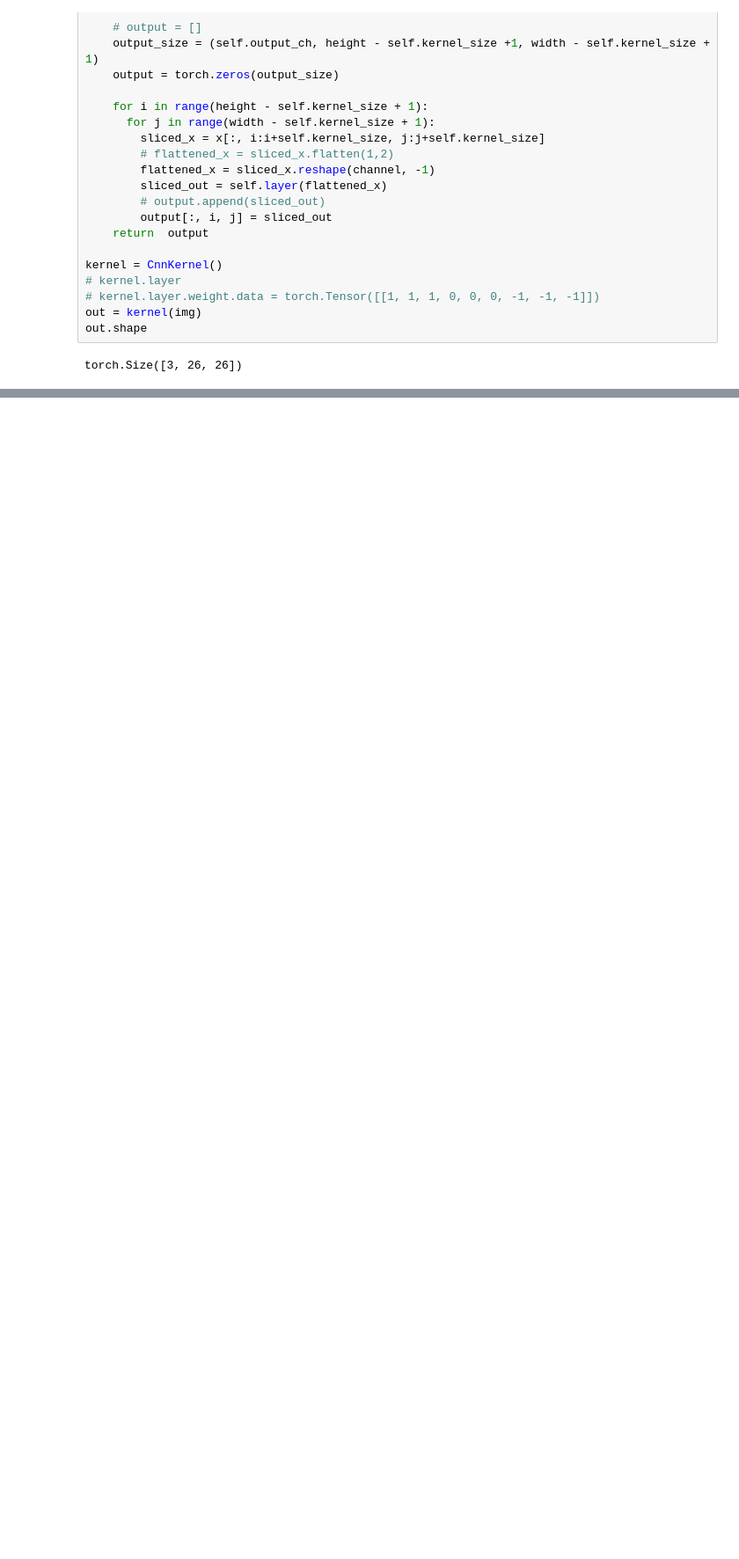
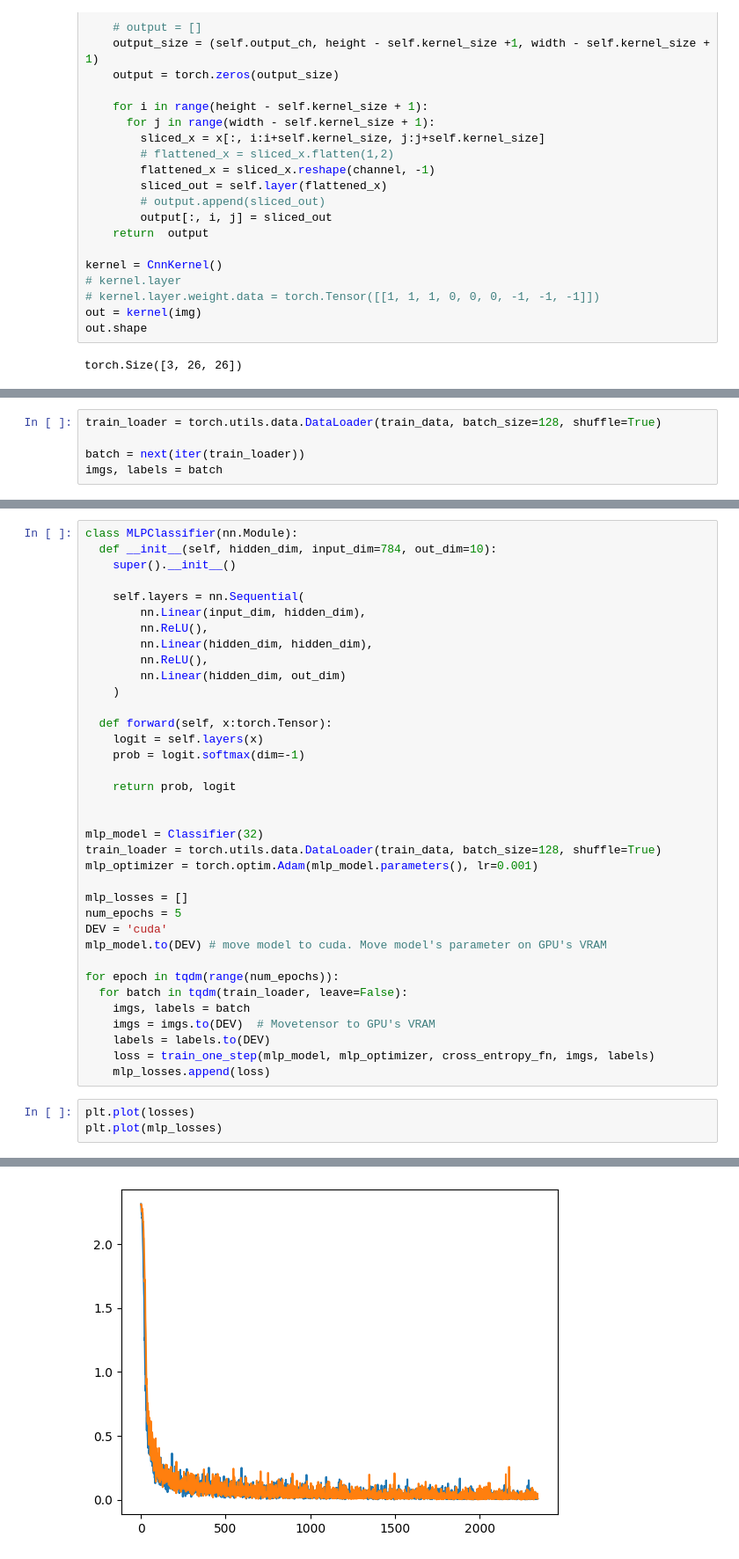
Before and after one commit to jdasam/mas1004, a Jupyter notebook: live_coding/7_cnn.ipynb, the cells around one changed output, grey strips where cells are left out. Shown: that part at 88% size. Saved outputs shown, nothing was run; the diff lists cells and outputs as text; blank space fills up the shorter version.

```diff
--- a/live_coding/7_cnn.ipynb
+++ b/live_coding/7_cnn.ipynb
@@ -129,0 +206,5 @@ plt.imshow(out[2].detach())
+# %%
+train_loader = torch.utils.data.DataLoader(train_data, batch_size=128, shuffle=True)
+
+batch = next(iter(train_loader))
+imgs, labels = batch
@@ -129,0 +255,40 @@ plt.imshow(out[2].detach())
+# %%
+class MLPClassifier(nn.Module):
+  def __init__(self, hidden_dim, input_dim=784, out_dim=10):
+    super().__init__()
+
+    self.layers = nn.Sequential(
+        nn.Linear(input_dim, hidden_dim),
+        nn.ReLU(),
+        nn.Linear(hidden_dim, hidden_dim),
+        nn.ReLU(),
+        nn.Linear(hidden_dim, out_dim)
+    )
+
+  def forward(self, x:torch.Tensor):
+    logit = self.layers(x)
+    prob = logit.softmax(dim=-1)
+
+    return prob, logit
+
+
+mlp_model = Classifier(32)
+train_loader = torch.utils.data.DataLoader(train_data, batch_size=128, shuffle=True)
+mlp_optimizer = torch.optim.Adam(mlp_model.parameters(), lr=0.001)
+
+mlp_losses = []
+num_epochs = 5
+DEV = 'cuda'
+mlp_model.to(DEV) # move model to cuda. Move model's parameter on GPU's VRAM
+
+for epoch in tqdm(range(num_epochs)):
+  for batch in tqdm(train_loader, leave=False):
+    imgs, labels = batch
+    imgs = imgs.to(DEV)  # Movetensor to GPU's VRAM
+    labels = labels.to(DEV)
+    loss = train_one_step(mlp_model, mlp_optimizer, cross_entropy_fn, imgs, labels)
+    mlp_losses.append(loss)
+# %%
+plt.plot(losses)
+plt.plot(mlp_losses)
+# %% [output]
@@ -129,0 +296 @@ plt.imshow(out[2].detach())
+[figure, added]
```
Also changed, not shown: parts of 17 cells of this notebook.
